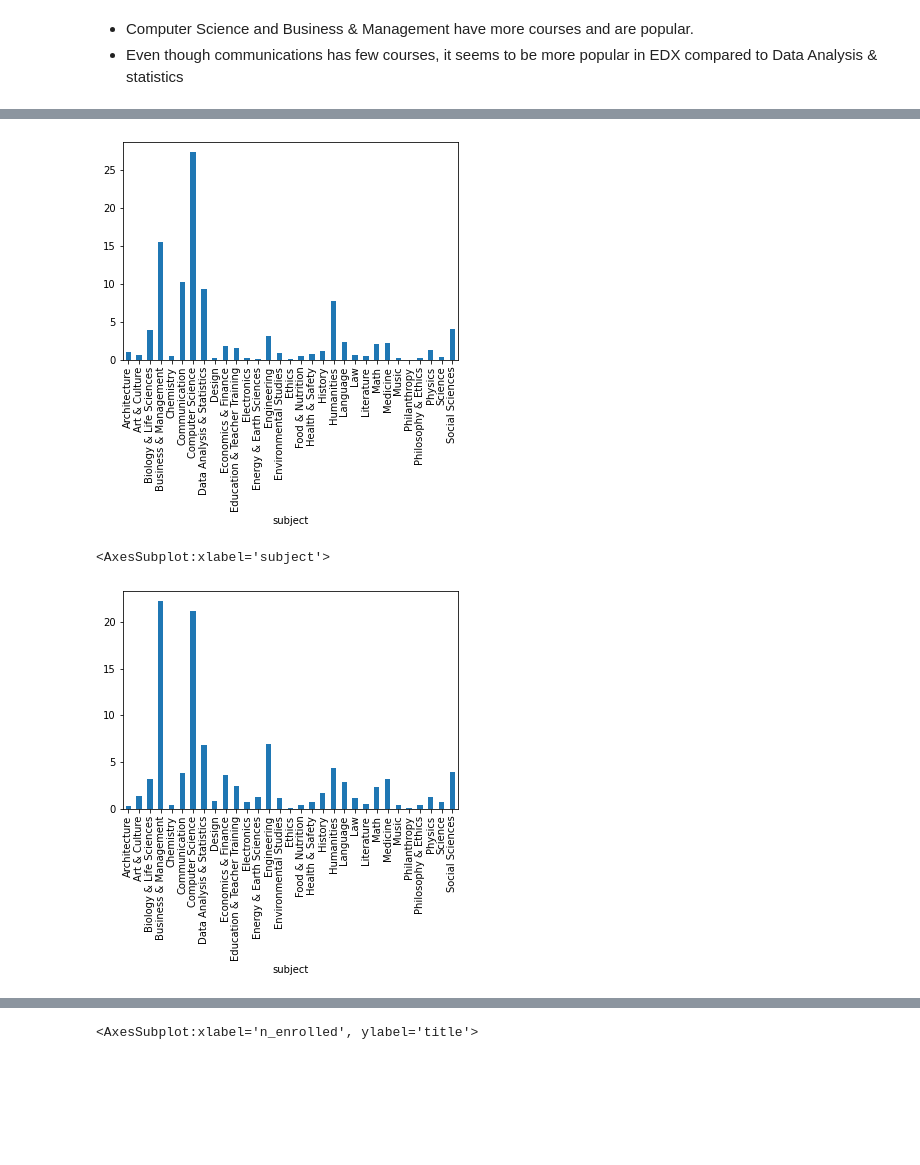
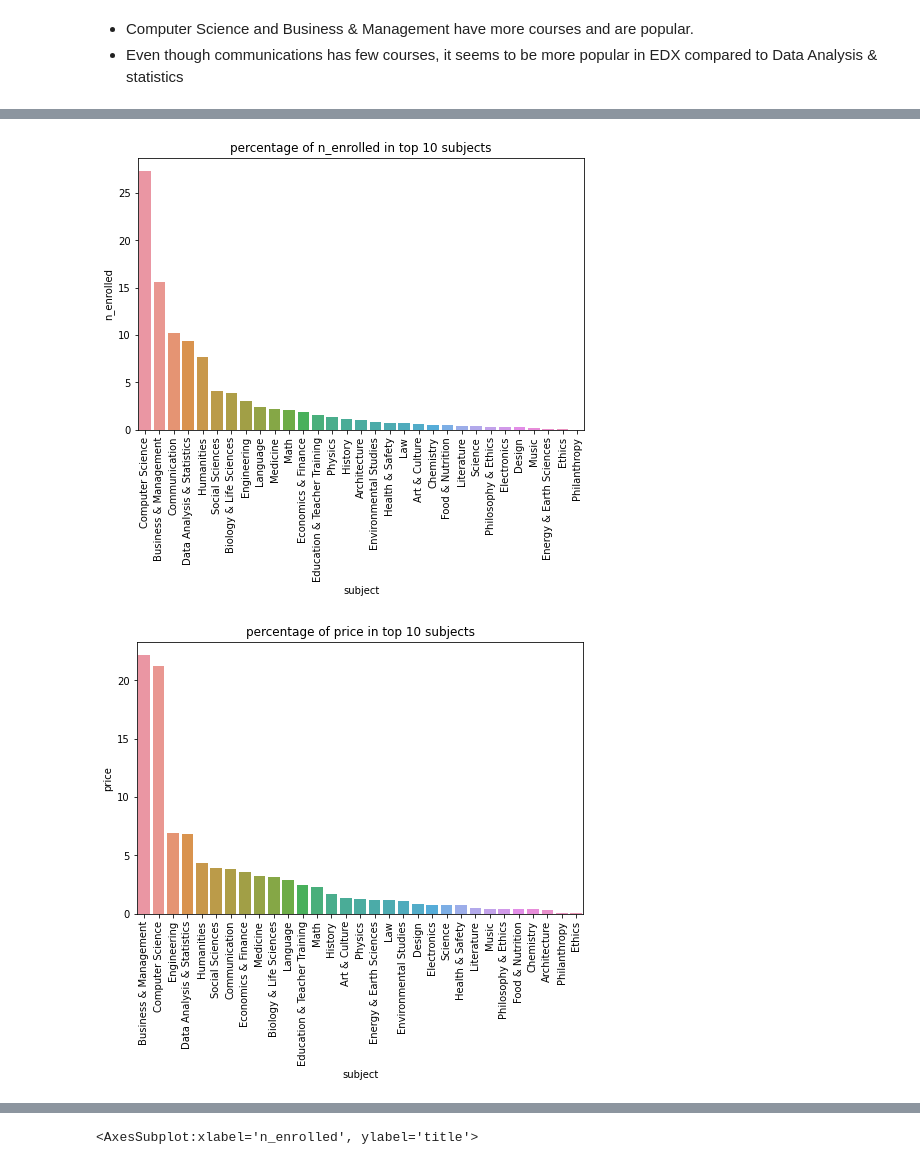
Before and after one commit to yarlapatiswathi/Edx_Udemy_EDA, a Jupyter notebook: Udemy Portfolio project.ipynb, the cells around one changed output, grey strips where cells are left out. Saved outputs shown, nothing was run; the diff lists cells and outputs as text; code cells hidden in the pictures; blank space fills up the shorter version.

```diff
--- a/Udemy Portfolio project.ipynb
+++ b/Udemy Portfolio project.ipynb
@@ -403,11 +401,24 @@ plt.show()
+# %%
+#percentage of n_enrolled in top 10 subjects
+res=pd.DataFrame(100*(edxcourses_df.groupby('subject')['n_enrolled'].sum())/edxcourses_df['n_enrolled'].sum())
+res=res.reset_index().sort_values('n_enrolled',ascending=False)
 # %%
 #percentage of n_enrolled in top 10 subjects
-(100*(edxcourses_df.groupby('subject')['n_enrolled'].sum())/edxcourses_df['n_enrolled'].sum()).plot(kind='bar');
+plt.figure(figsize=(8,5))
+sns.barplot(x='subject',y='n_enrolled',data=res,ci=None).set(title='percentage of n_enrolled in top 10 subjects')
+plt.xticks(rotation=90)
+plt.show()
 # %% [output]
-[figure, old version]
+[figure, new version]
 # %%
 #percentage of price in top 10 subjects
-(100*(edxcourses_df.groupby('subject')['price'].sum())/edxcourses_df['price'].sum()).plot(kind='bar')
+res=pd.DataFrame(
+    (100*(edxcourses_df.groupby('subject')['price'].sum())/edxcourses_df['price'].sum()).sort_values(ascending=False));
+res=res.reset_index()
+plt.figure(figsize=(8,5))
+sns.barplot(x='subject',y='price',data=res,ci=None).set(title='percentage of price in top 10 subjects')
+plt.xticks(rotation=90)
+plt.show()
+#res.plot(kind='bar',title='percentage of price in top 10 subjects');
 # %% [output]
-<AxesSubplot:xlabel='subject'>
-[figure, old version]
+[figure, new version]
```
Also changed, not shown: parts of 32 cells of this notebook.
